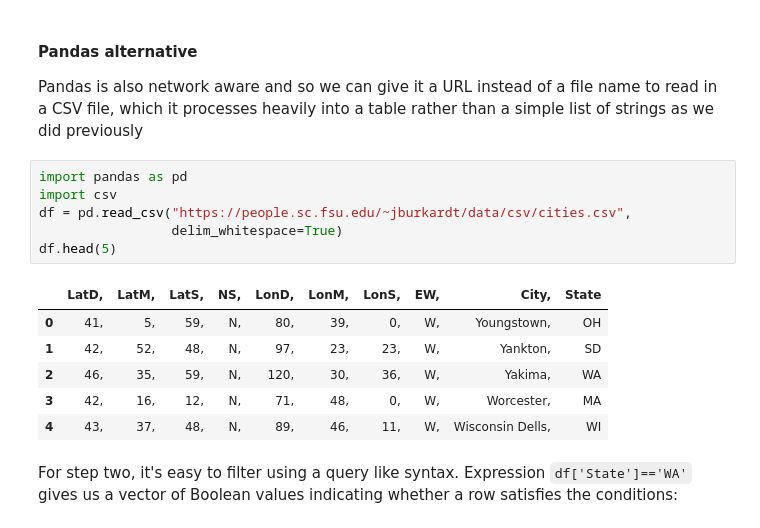
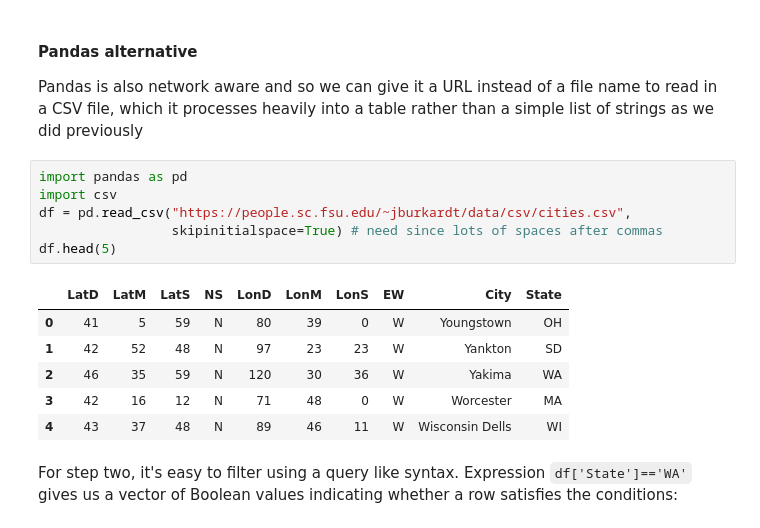
Before and after one commit to parrt/msds501, a Jupyter notebook: labs/problem-solving.ipynb, the cells around one changed output. Cells and saved outputs as stored; diff of their text form.

```diff
--- a/labs/problem-solving.ipynb
+++ b/labs/problem-solving.ipynb
@@ -542,16 +613,16 @@ Pandas is also network aware and so we can give it a URL instead of a file name
 # %%
 import pandas as pd
 import csv
 df = pd.read_csv("https://people.sc.fsu.edu/~jburkardt/data/csv/cities.csv",
-                 delim_whitespace=True)
+                 skipinitialspace=True) # need since lots of spaces after commas
 df.head(5)
 # %% [output]
-|  | LatD, | LatM, | LatS, | NS, | LonD, | LonM, | LonS, | EW, | City, | State |
-| 0 | 41, | 5, | 59, | N, | 80, | 39, | 0, | W, | Youngstown, | OH |
-| 1 | 42, | 52, | 48, | N, | 97, | 23, | 23, | W, | Yankton, | SD |
-| 2 | 46, | 35, | 59, | N, | 120, | 30, | 36, | W, | Yakima, | WA |
-| 3 | 42, | 16, | 12, | N, | 71, | 48, | 0, | W, | Worcester, | MA |
-| 4 | 43, | 37, | 48, | N, | 89, | 46, | 11, | W, | Wisconsin Dells, | WI |
+|  | LatD | LatM | LatS | NS | LonD | LonM | LonS | EW | City | State |
+| 0 | 41 | 5 | 59 | N | 80 | 39 | 0 | W | Youngstown | OH |
+| 1 | 42 | 52 | 48 | N | 97 | 23 | 23 | W | Yankton | SD |
+| 2 | 46 | 35 | 59 | N | 120 | 30 | 36 | W | Yakima | WA |
+| 3 | 42 | 16 | 12 | N | 71 | 48 | 0 | W | Worcester | MA |
+| 4 | 43 | 37 | 48 | N | 89 | 46 | 11 | W | Wisconsin Dells | WI |
 # %% [markdown]
 For step two, it's easy to filter using a query like syntax.  Expression `df['State']=='WA'` gives us a vector of Boolean values indicating whether a row satisfies the conditions:
 # %%
```
Also changed, not shown: parts of 63 cells of this notebook, 3 other files.
